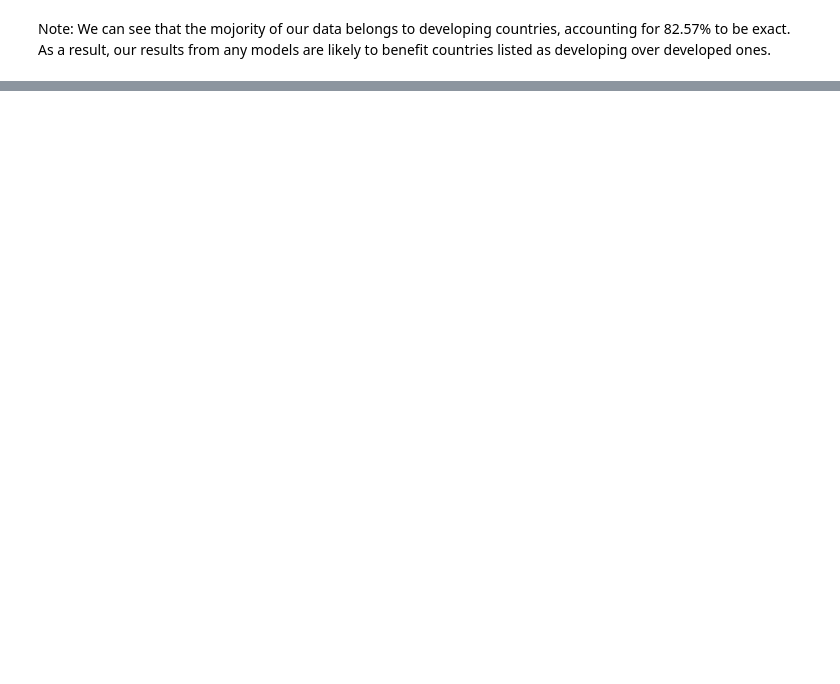
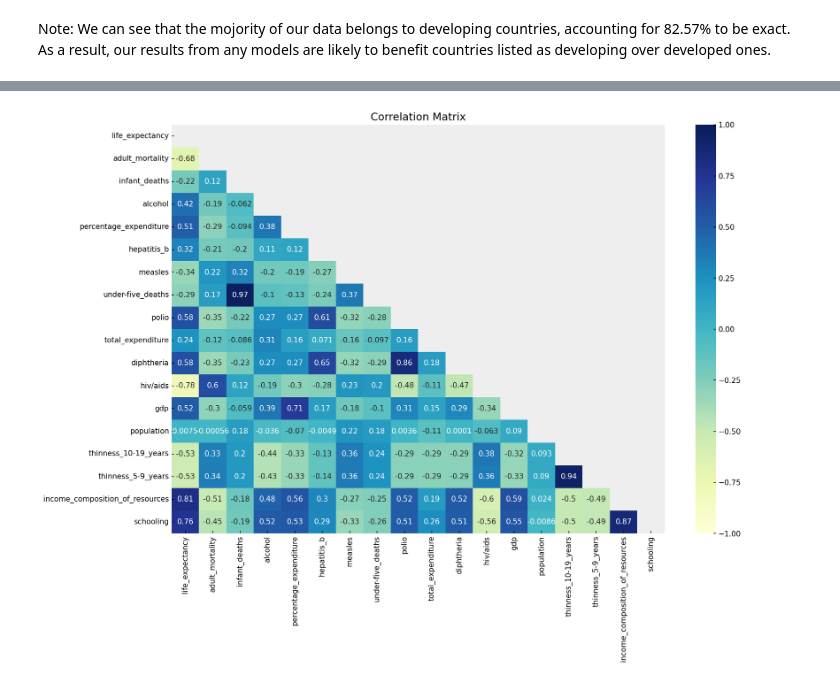
Before and after one commit to Dnezzhello/python_project, a Jupyter notebook: life_expectancy.ipynb, the cells around one changed output, grey strips where cells are left out. Cells and saved outputs as stored; diff of their text form; code cells hidden in the pictures; blank space fills up the shorter version.

```diff
--- a/life_expectancy.ipynb
+++ b/life_expectancy.ipynb
@@ -417,2 +417,6 @@ plt.show()
 # %% [markdown]
 Note: We can see that the mojority of our data belongs to developing countries, accounting for 82.57% to be exact. As a result, our results from any models are likely to benefit countries listed as developing over developed ones.
+# %%
+# correlations between all variables
+corr_matrix = wins_df[cont_vars].corr()
+corr_matrix
@@ -418,0 +441,10 @@ Note: We can see that the mojority of our data belongs to developing countries,
+# %%
+plt.figure(figsize=(15,10), dpi=150)
+sns.heatmap(corr_matrix, annot=True, fmt='.2g', vmin=-1,
+            vmax=1, center=0, cmap='YlGnBu',
+           mask=np.triu(corr_matrix))
+plt.ylim(18, 0)
+plt.title('Correlation Matrix')
+plt.show()
+# %% [output]
+[figure, added]
```
Also changed, not shown: parts of 13 cells of this notebook, 1 other file.
